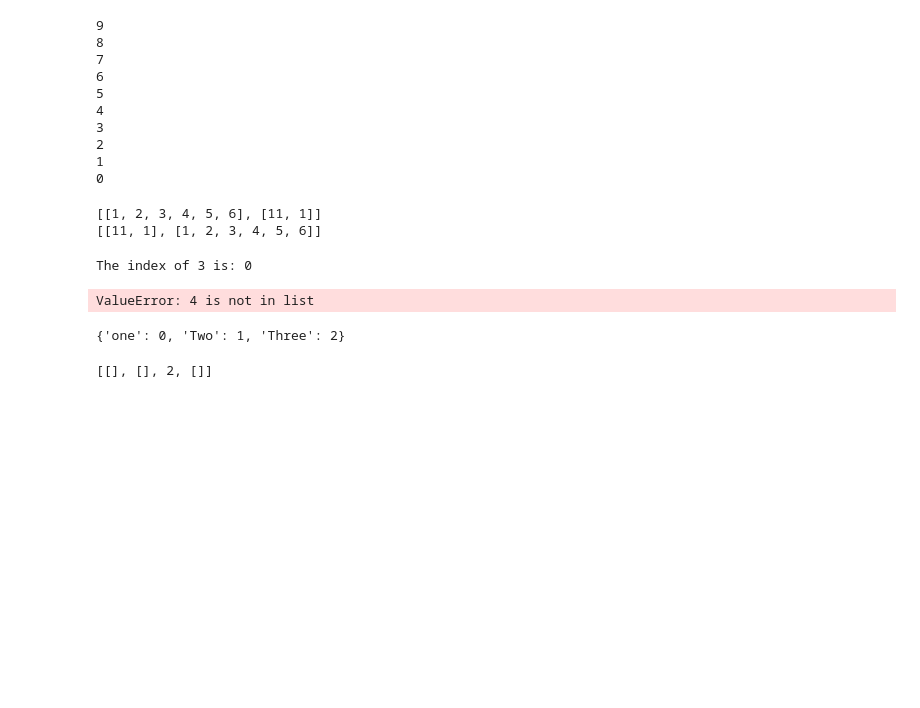
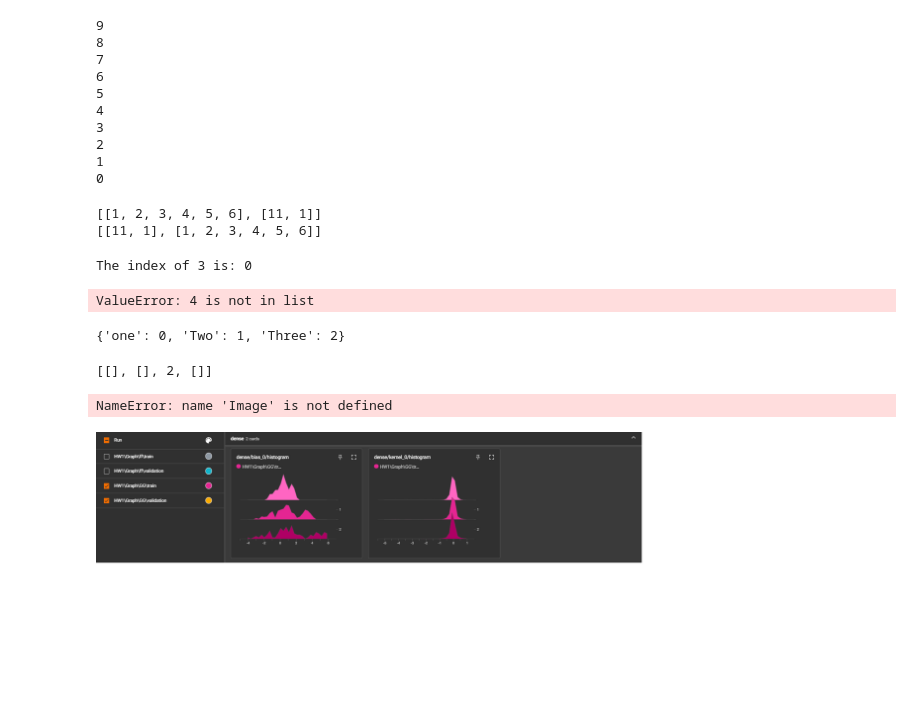
Before and after one commit to Kla10011/FRA501-NLP, a Jupyter notebook: HW1/test.ipynb, the cells around one changed output. Saved outputs shown, nothing was run; the diff lists cells and outputs as text; code cells hidden in the pictures; blank space fills up the shorter version.

```diff
--- a/HW1/test.ipynb
+++ b/HW1/test.ipynb
@@ -173,3 +173,23 @@ print(kla)
 # print(c)
 # %% [output]
 [[], [], 2, []]
+# %%
+Image(url="Pic/dense.png", width=300, height=300)
+# %% [output]
+NameError: name 'Image' is not defined
+# %%
+from PIL import Image
+import requests
+import io
+
+# URL of the image on GitHub
+url = "https://raw.githubusercontent.com/username/repo/master/path/to/image.jpg"
+
+# Download the image from GitHub and load it into a PIL Image object
+image_content = requests.get(url).content
+image = Image.open(io.BytesIO(image_content))
+
+# Display the image
+image.show()
+# %% [output]
+[figure, added]
```
Also changed, not shown: 1 other file.
